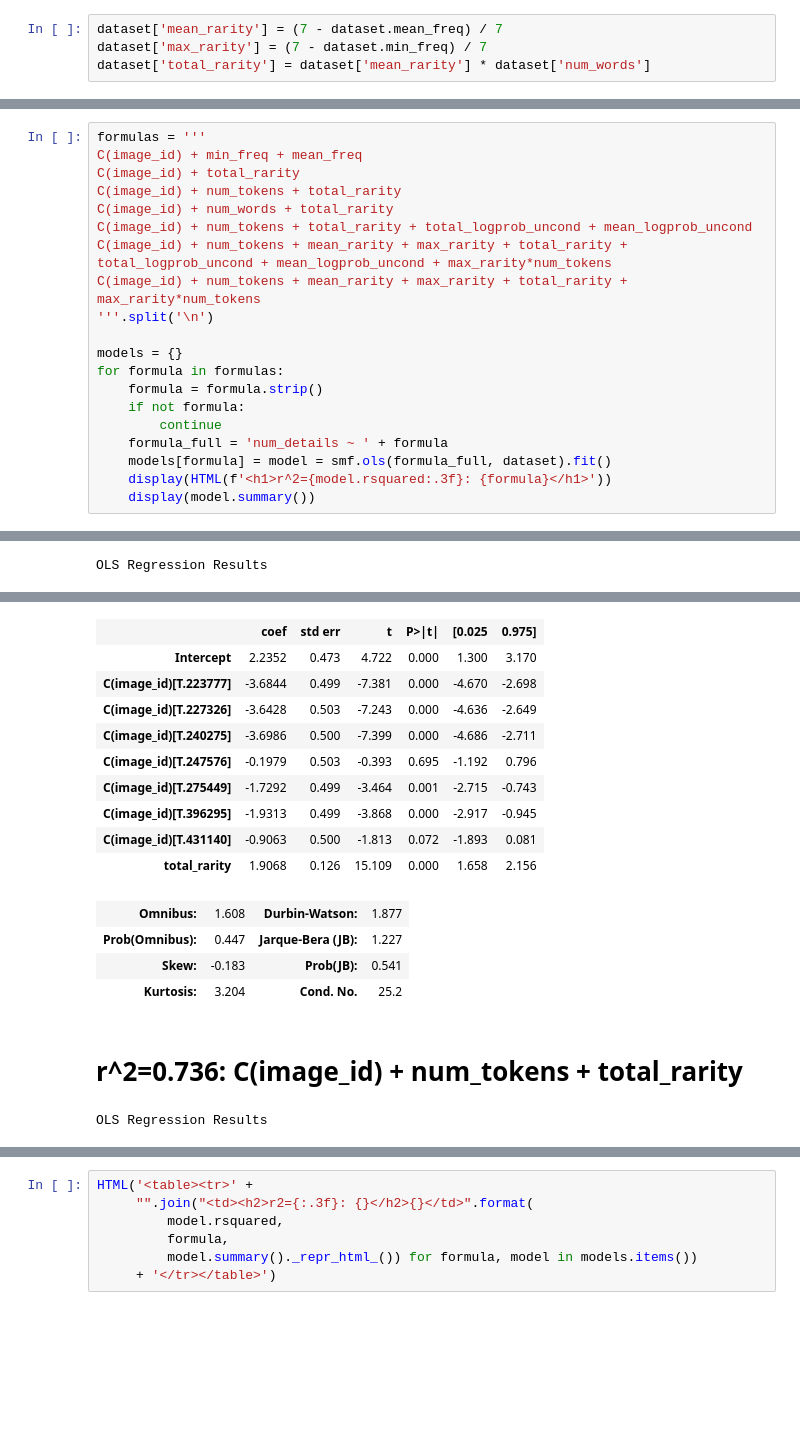
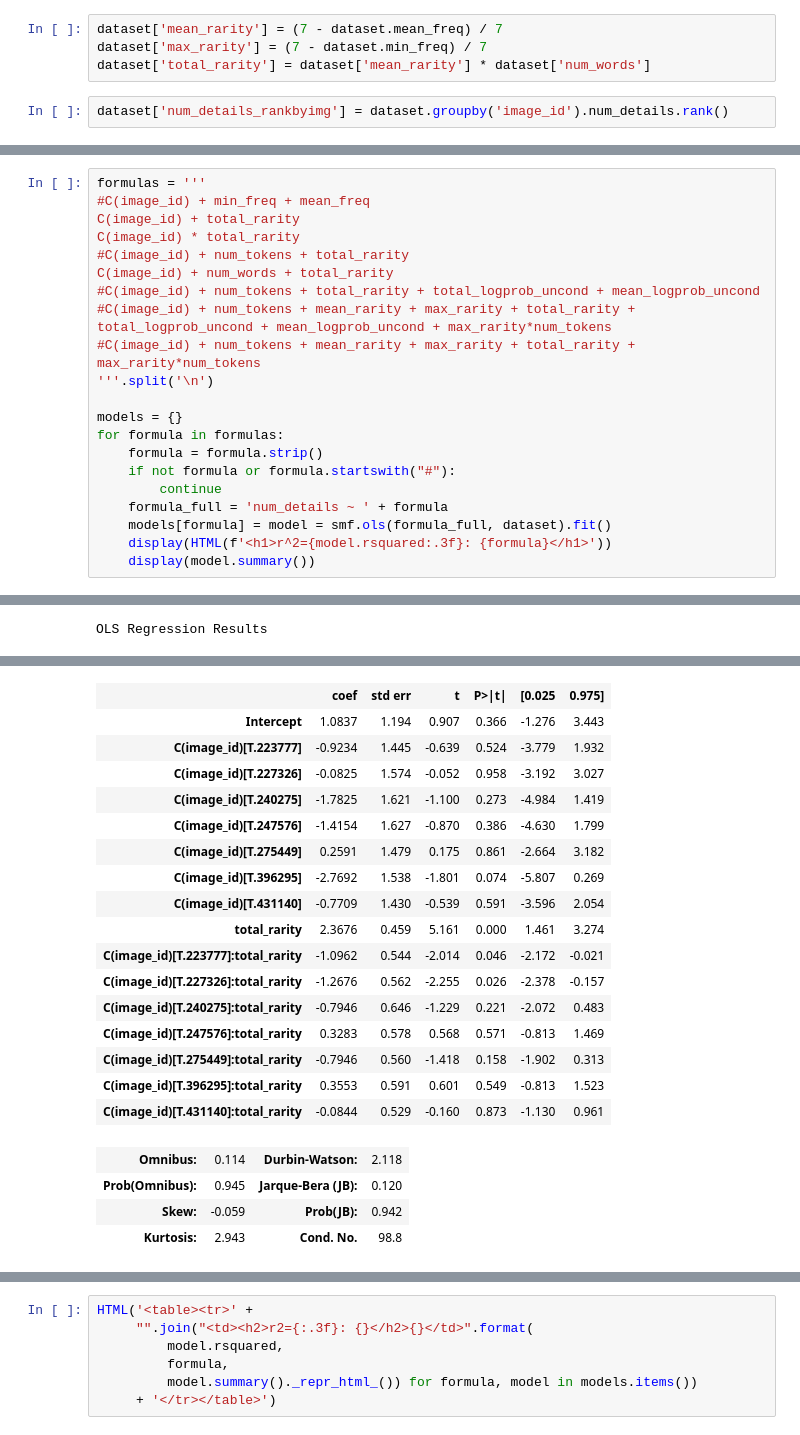
Before and after one commit to kcarnold/textrec, a Jupyter notebook: notebooks/Predict Specificity.ipynb, the cells around one changed output, grey strips where cells are left out. Cells and saved outputs as stored; diff of their text form; blank space fills up the shorter version.

```diff
--- a/notebooks/Predict Specificity.ipynb
+++ b/notebooks/Predict Specificity.ipynb
@@ -177,3 +174,5 @@ Let's try including the interaction of mean_freq and tokens. That's sorta like t
 dataset['mean_rarity'] = (7 - dataset.mean_freq) / 7
 dataset['max_rarity'] = (7 - dataset.min_freq) / 7
 dataset['total_rarity'] = dataset['mean_rarity'] * dataset['num_words']
+# %%
+dataset['num_details_rankbyimg'] = dataset.groupby('image_id').num_details.rank()
@@ -180,18 +215,19 @@ dataset['total_rarity'] = dataset['mean_rarity'] * dataset['num_words']
 # %%
 formulas = '''
-C(image_id) + min_freq + mean_freq
+#C(image_id) + min_freq + mean_freq
 C(image_id) + total_rarity
-C(image_id) + num_tokens + total_rarity
+C(image_id) * total_rarity
+#C(image_id) + num_tokens + total_rarity
 C(image_id) + num_words + total_rarity
-C(image_id) + num_tokens + total_rarity + total_logprob_uncond + mean_logprob_uncond
-C(image_id) + num_tokens + mean_rarity + max_rarity + total_rarity + total_logprob_uncond + mean_logprob_uncond + max_rarity*num_tokens
-C(image_id) + num_tokens + mean_rarity + max_rarity + total_rarity + max_rarity*num_tokens
+#C(image_id) + num_tokens + total_rarity + total_logprob_uncond + mean_logprob_uncond
+#C(image_id) + num_tokens + mean_rarity + max_rarity + total_rarity + total_logprob_uncond + mean_logprob_uncond + max_rarity*num_tokens
+#C(image_id) + num_tokens + mean_rarity + max_rarity + total_rarity + max_rarity*num_tokens
 '''.split('\n')
 
 models = {}
 for formula in formulas:
     formula = formula.strip()
-    if not formula:
+    if not formula or formula.startswith("#"):
         continue
     formula_full = 'num_details ~ ' + formula
     models[formula] = model = smf.ols(formula_full, dataset).fit()
@@ -228 +265 @@ r^2=0.713: C(image_id) + total_rarity
-OLS Regression Results
+OLS Regression Results
@@ -237,17 +274,22 @@ OLS Regression Results
 | Covariance Type: | nonrobust |  |  |
 |  | coef | std err | t | P>|t| | [0.025 | 0.975] |
-| Intercept | 2.2352 | 0.473 | 4.722 | 0.000 | 1.300 | 3.170 |
-| C(image_id)[T.223777] | -3.6844 | 0.499 | -7.381 | 0.000 | -4.670 | -2.698 |
-| C(image_id)[T.227326] | -3.6428 | 0.503 | -7.243 | 0.000 | -4.636 | -2.649 |
-| C(image_id)[T.240275] | -3.6986 | 0.500 | -7.399 | 0.000 | -4.686 | -2.711 |
-| C(image_id)[T.247576] | -0.1979 | 0.503 | -0.393 | 0.695 | -1.192 | 0.796 |
-| C(image_id)[T.275449] | -1.7292 | 0.499 | -3.464 | 0.001 | -2.715 | -0.743 |
-| C(image_id)[T.396295] | -1.9313 | 0.499 | -3.868 | 0.000 | -2.917 | -0.945 |
-| C(image_id)[T.431140] | -0.9063 | 0.500 | -1.813 | 0.072 | -1.893 | 0.081 |
-| total_rarity | 1.9068 | 0.126 | 15.109 | 0.000 | 1.658 | 2.156 |
+| Intercept | 1.0837 | 1.194 | 0.907 | 0.366 | -1.276 | 3.443 |
+| C(image_id)[T.223777] | -0.9234 | 1.445 | -0.639 | 0.524 | -3.779 | 1.932 |
+| C(image_id)[T.227326] | -0.0825 | 1.574 | -0.052 | 0.958 | -3.192 | 3.027 |
+| C(image_id)[T.240275] | -1.7825 | 1.621 | -1.100 | 0.273 | -4.984 | 1.419 |
+| C(image_id)[T.247576] | -1.4154 | 1.627 | -0.870 | 0.386 | -4.630 | 1.799 |
+| C(image_id)[T.275449] | 0.2591 | 1.479 | 0.175 | 0.861 | -2.664 | 3.182 |
+| C(image_id)[T.396295] | -2.7692 | 1.538 | -1.801 | 0.074 | -5.807 | 0.269 |
+| C(image_id)[T.431140] | -0.7709 | 1.430 | -0.539 | 0.591 | -3.596 | 2.054 |
+| total_rarity | 2.3676 | 0.459 | 5.161 | 0.000 | 1.461 | 3.274 |
+| C(image_id)[T.223777]:total_rarity | -1.0962 | 0.544 | -2.014 | 0.046 | -2.172 | -0.021 |
+| C(image_id)[T.227326]:total_rarity | -1.2676 | 0.562 | -2.255 | 0.026 | -2.378 | -0.157 |
+| C(image_id)[T.240275]:total_rarity | -0.7946 | 0.646 | -1.229 | 0.221 | -2.072 | 0.483 |
+| C(image_id)[T.247576]:total_rarity | 0.3283 | 0.578 | 0.568 | 0.571 | -0.813 | 1.469 |
+| C(image_id)[T.275449]:total_rarity | -0.7946 | 0.560 | -1.418 | 0.158 | -1.902 | 0.313 |
+| C(image_id)[T.396295]:total_rarity | 0.3553 | 0.591 | 0.601 | 0.549 | -0.813 | 1.523 |
+| C(image_id)[T.431140]:total_rarity | -0.0844 | 0.529 | -0.160 | 0.873 | -1.130 | 0.961 |
-| Omnibus: | 1.608 | Durbin-Watson: | 1.877 |
-| Prob(Omnibus): | 0.447 | Jarque-Bera (JB): | 1.227 |
-| Skew: | -0.183 | Prob(JB): | 0.541 |
-| Kurtosis: | 3.204 | Cond. No. | 25.2 |
+| Omnibus: | 0.114 | Durbin-Watson: | 2.118 |
+| Prob(Omnibus): | 0.945 | Jarque-Bera (JB): | 0.120 |
+| Skew: | -0.059 | Prob(JB): | 0.942 |
+| Kurtosis: | 2.943 | Cond. No. | 98.8 |
-r^2=0.736: C(image_id) + num_tokens + total_rarity
-OLS Regression Results
```
Also changed, not shown: parts of 5 cells of this notebook, 3 other files.
